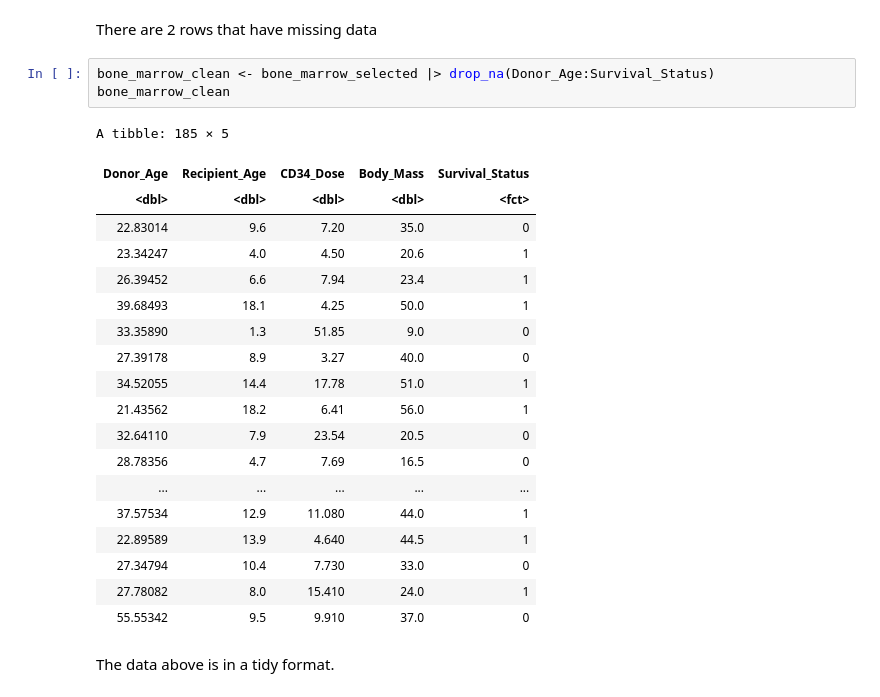
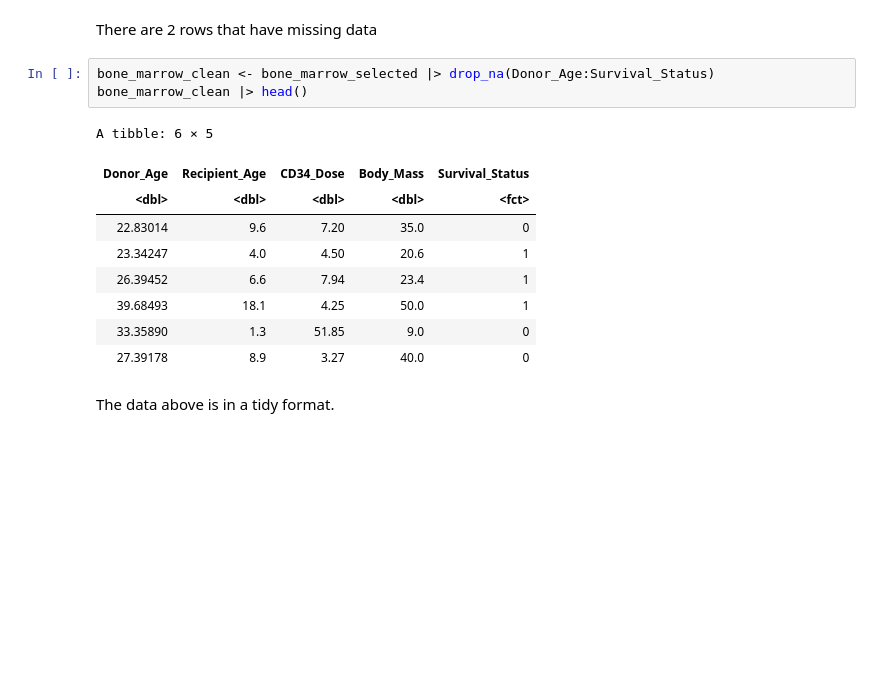
Before and after one commit to rishiiii3/dsci-100-2023S-group-67, a Jupyter notebook: Bone Marrow Analysis.ipynb, the cells around one changed output. Cells and saved outputs as stored; diff of their text form; blank space fills up the shorter version.

```diff
--- a/Bone Marrow Analysis.ipynb
+++ b/Bone Marrow Analysis.ipynb
@@ -93,27 +65,17 @@ Warning message in mask$eval_all_mutate(quo):
 There are 2 rows that have missing data
 # %%
 bone_marrow_clean <- bone_marrow_selected |> drop_na(Donor_Age:Survival_Status)
-bone_marrow_clean
+bone_marrow_clean |> head()
 # %% [output]
-A tibble: 185 × 5
+A tibble: 6 × 5
 | Donor_Age | Recipient_Age | CD34_Dose | Body_Mass | Survival_Status |
 | <dbl> | <dbl> | <dbl> | <dbl> | <fct> |
 | 22.83014 | 9.6 | 7.20 | 35.0 | 0 |
 | 23.34247 | 4.0 | 4.50 | 20.6 | 1 |
 | 26.39452 | 6.6 | 7.94 | 23.4 | 1 |
 | 39.68493 | 18.1 | 4.25 | 50.0 | 1 |
 | 33.35890 | 1.3 | 51.85 | 9.0 | 0 |
 | 27.39178 | 8.9 | 3.27 | 40.0 | 0 |
-| 34.52055 | 14.4 | 17.78 | 51.0 | 1 |
-| 21.43562 | 18.2 | 6.41 | 56.0 | 1 |
-| 32.64110 | 7.9 | 23.54 | 20.5 | 0 |
-| 28.78356 | 4.7 | 7.69 | 16.5 | 0 |
-| ... | ... | ... | ... | ... |
-| 37.57534 | 12.9 | 11.080 | 44.0 | 1 |
-| 22.89589 | 13.9 | 4.640 | 44.5 | 1 |
-| 27.34794 | 10.4 | 7.730 | 33.0 | 0 |
-| 27.78082 | 8.0 | 15.410 | 24.0 | 1 |
-| 55.55342 | 9.5 | 9.910 | 37.0 | 0 |
 # %% [markdown]
 The data above is in a tidy format.
 # %%
```
Also changed, not shown: parts of 4 cells of this notebook.
